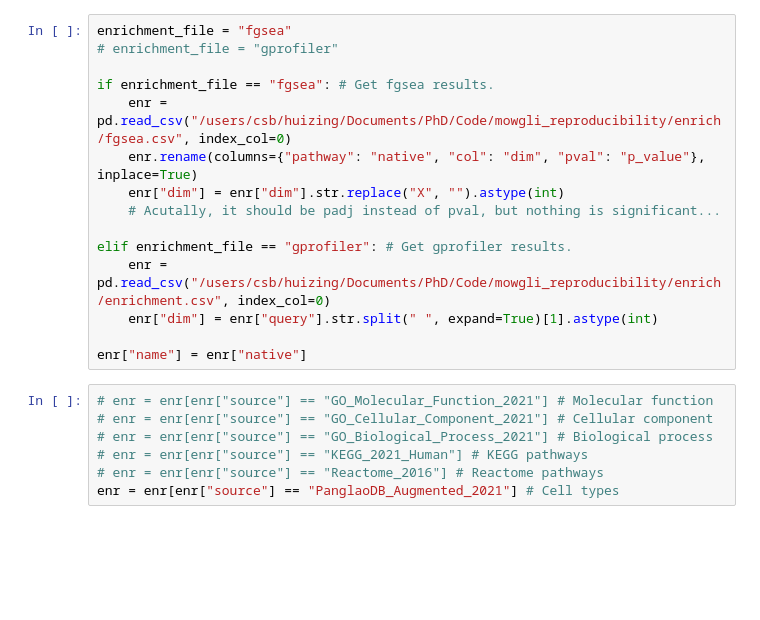
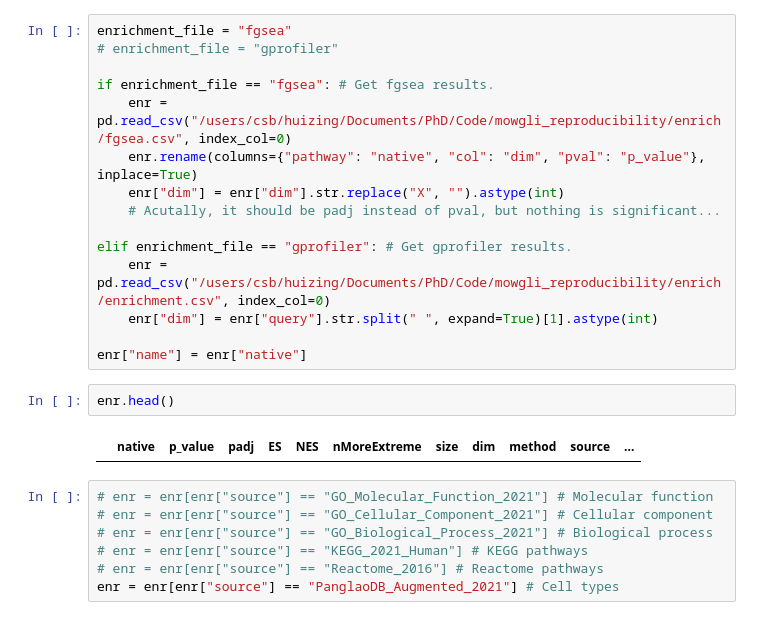
Before and after one commit to cantinilab/mowgli_reproducibility, a Jupyter notebook: visualize/visualize_enrichment.ipynb, the cells around one changed output. Saved outputs shown, nothing was run; the diff lists cells and outputs as text; blank space fills up the shorter version.

```diff
--- a/visualize/visualize_enrichment.ipynb
+++ b/visualize/visualize_enrichment.ipynb
@@ -18,6 +18,10 @@ elif enrichment_file == "gprofiler": # Get gprofiler results.
     enr["dim"] = enr["query"].str.split(" ", expand=True)[1].astype(int)
 
 enr["name"] = enr["native"]
+# %%
+enr.head()
+# %% [output]
+|  | native | p_value | padj | ES | NES | nMoreExtreme | size | dim | method | source | ... |
 # %%
 # enr = enr[enr["source"] == "GO_Molecular_Function_2021"] # Molecular function
 # enr = enr[enr["source"] == "GO_Cellular_Component_2021"] # Cellular component
```
Also changed, not shown: parts of 2 cells of this notebook, 1 other file.
